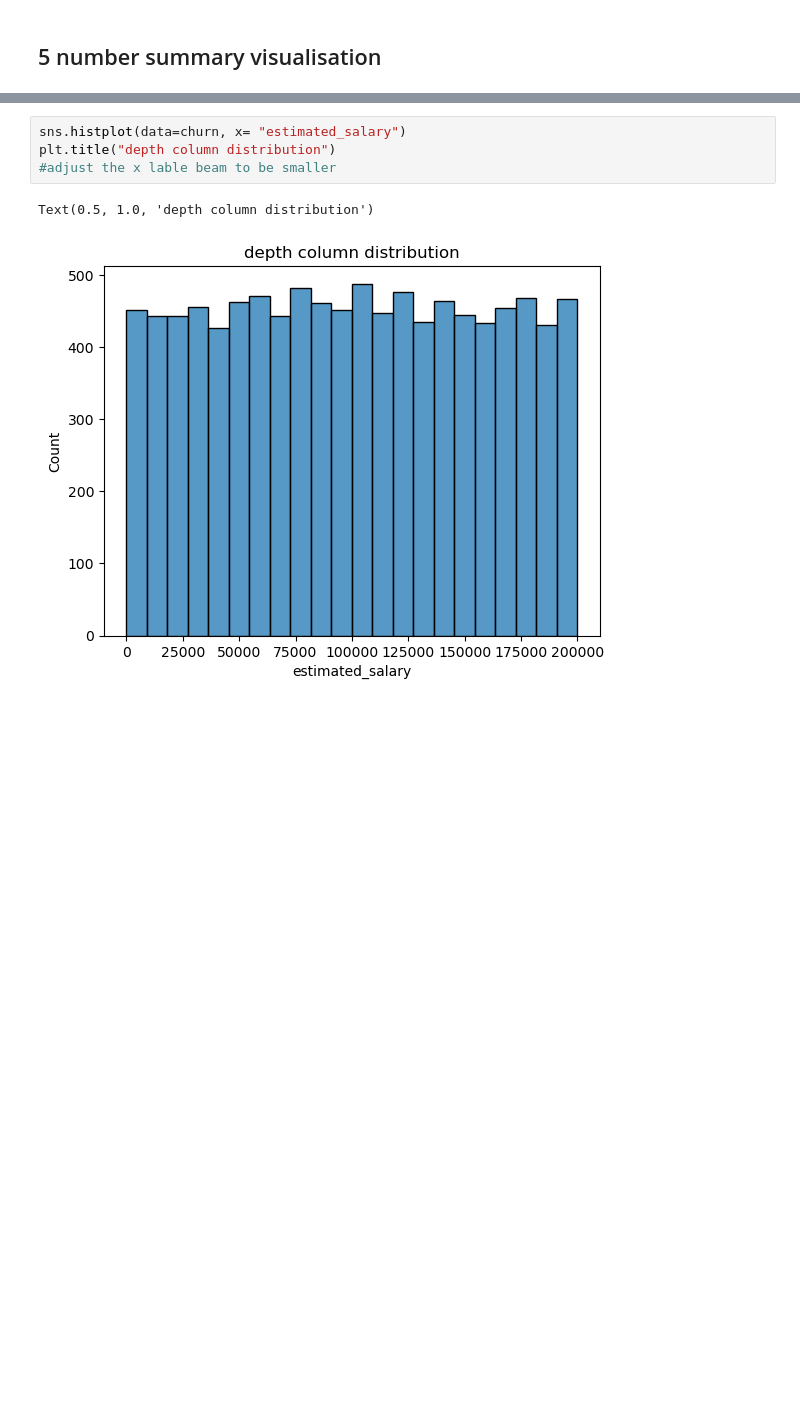
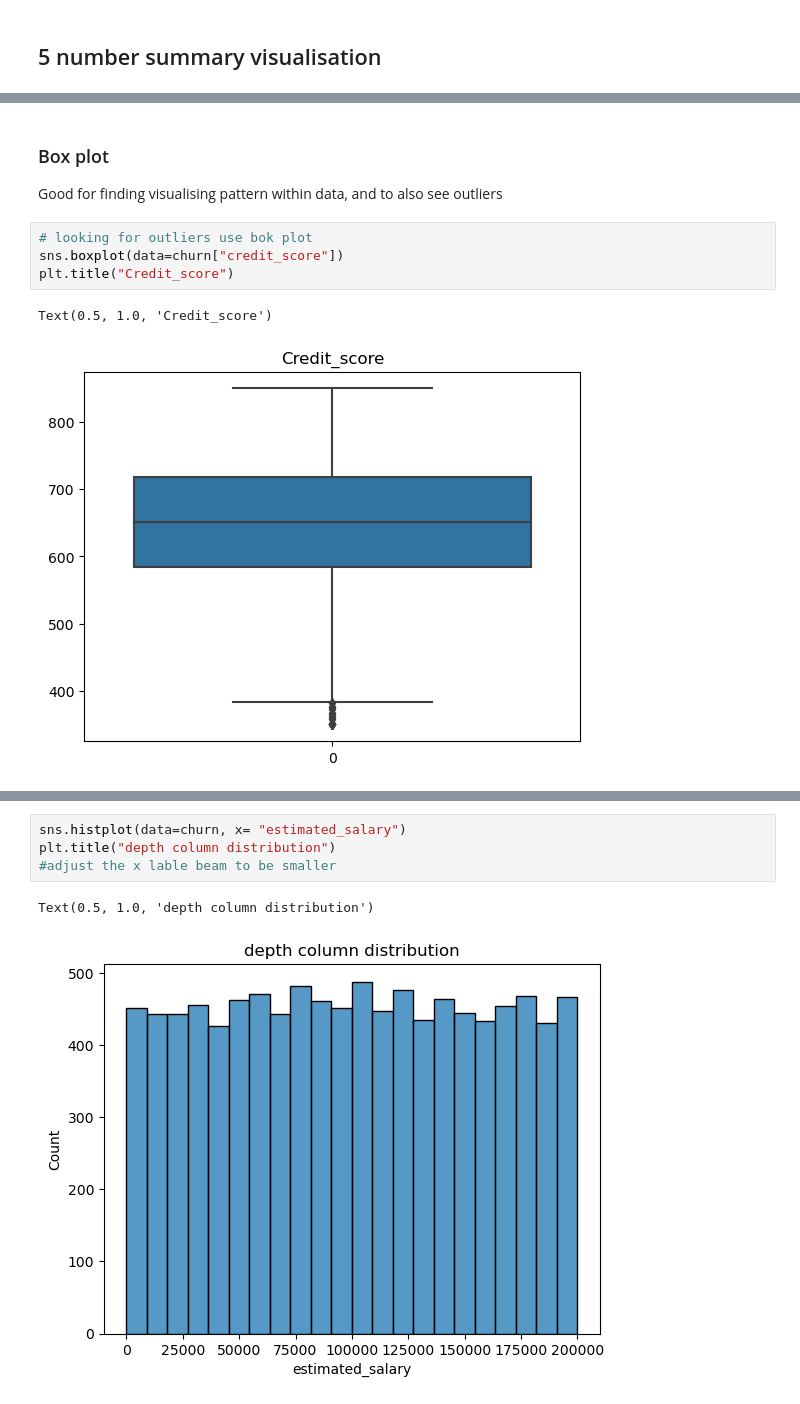
Before and after one commit to Ayomide-ola/Statistics_for_DA, a Jupyter notebook: Bank_churn_Discriptive_stat/Bank_Churn.ipynb, the cells around one changed output, grey strips where cells are left out. Saved outputs shown, nothing was run; the diff lists cells and outputs as text; blank space fills up the shorter version.

```diff
--- a/Bank_churn_Discriptive_stat/Bank_Churn.ipynb
+++ b/Bank_churn_Discriptive_stat/Bank_Churn.ipynb
@@ -354,0 +566,10 @@ This are the inter quartile range(IQR). They measure the spread of the data ***(
+# %% [markdown]
+### Box plot
+Good for finding visualising pattern within data, and to also see outliers
+# %%
+# looking for outliers use bok plot
+sns.boxplot(data=churn["credit_score"])
+plt.title("Credit_score")
+# %% [output]
+Text(0.5, 1.0, 'Credit_score')
+[figure, added]
```
Also changed, not shown: parts of 73 cells of this notebook.
